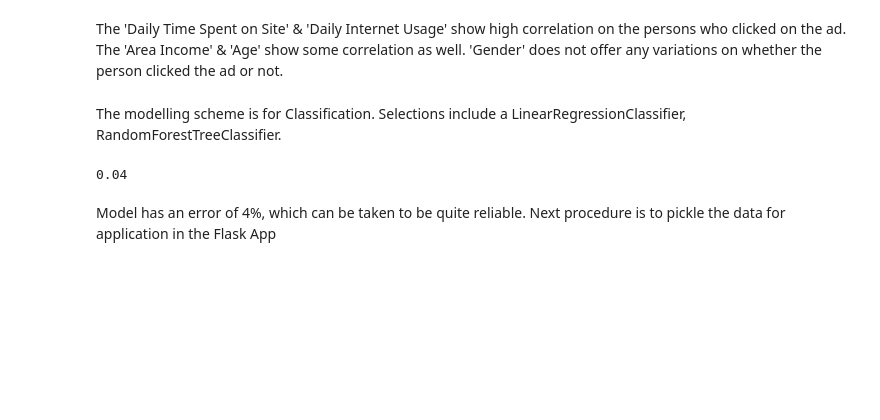
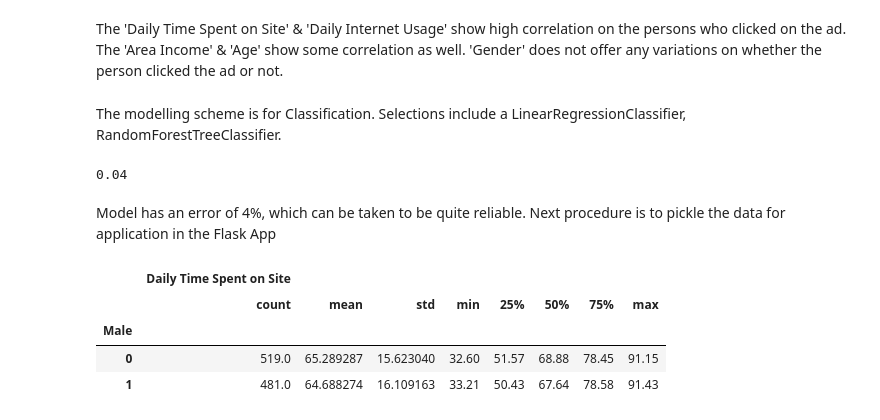
Before and after one commit to teddywaweru/DataGlacier, a Jupyter notebook: Week4_Flask_Deployment_Advertising/advertising.ipynb, the cells around one changed output. Cells and saved outputs as stored; diff of their text form; code cells hidden in the pictures; blank space fills up the shorter version.

```diff
--- a/Week4_Flask_Deployment_Advertising/advertising.ipynb
+++ b/Week4_Flask_Deployment_Advertising/advertising.ipynb
@@ -171,3 +171,11 @@ Model has an error of 4%, which can be taken to be quite reliable. Next procedur
 import pickle
 
 pickle.dump(prediction_model, open('adv_pred_model.pkl','wb'))
+# %%
+adv_df[['Daily Time Spent on Site','Male']].groupby('Male').describe()
+# %% [output]
+|  | Daily Time Spent on Site |  |  |  |  |  |  |  |
+|  | count | mean | std | min | 25% | 50% | 75% | max |
+| Male |  |  |  |  |  |  |  |  |
+| 0 | 519.0 | 65.289287 | 15.623040 | 32.60 | 51.57 | 68.88 | 78.45 | 91.15 |
+| 1 | 481.0 | 64.688274 | 16.109163 | 33.21 | 50.43 | 67.64 | 78.58 | 91.43 |
```
Also changed, not shown: 5 other files.
